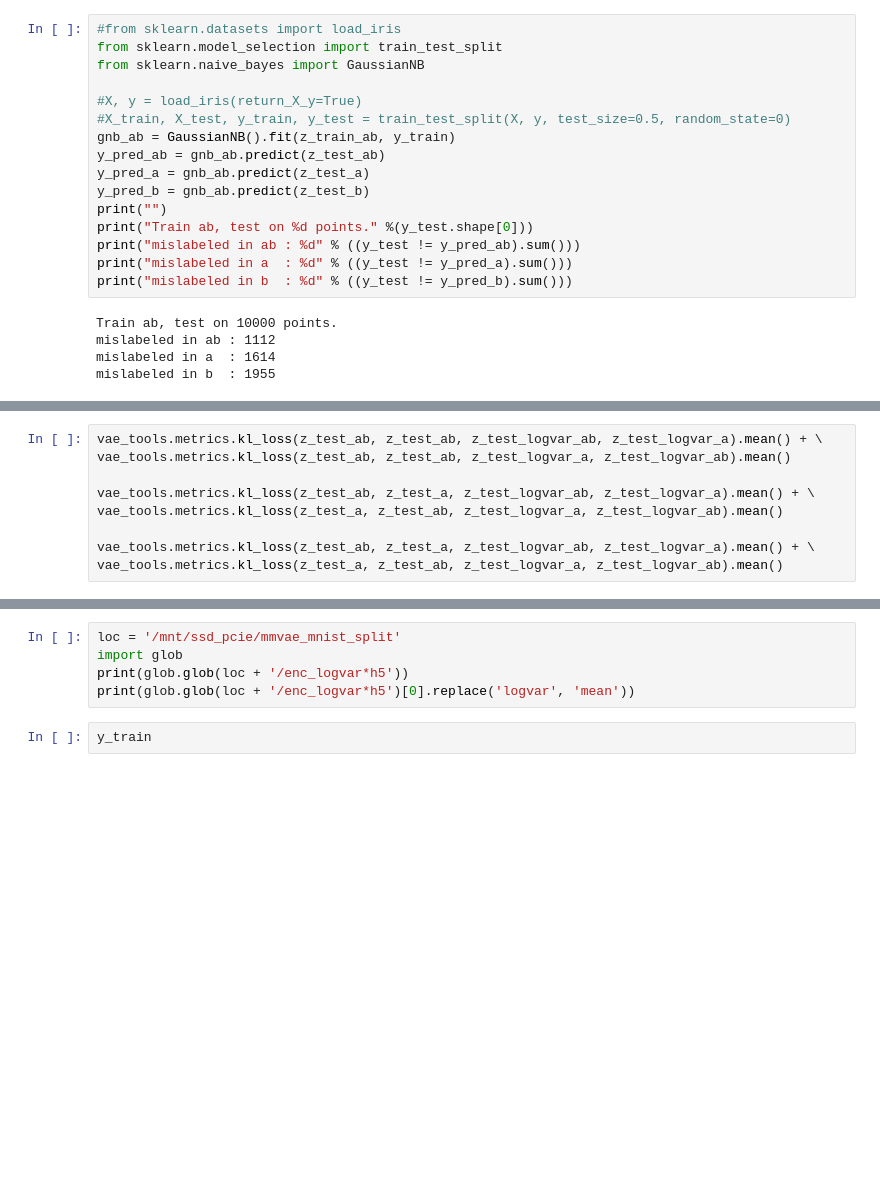
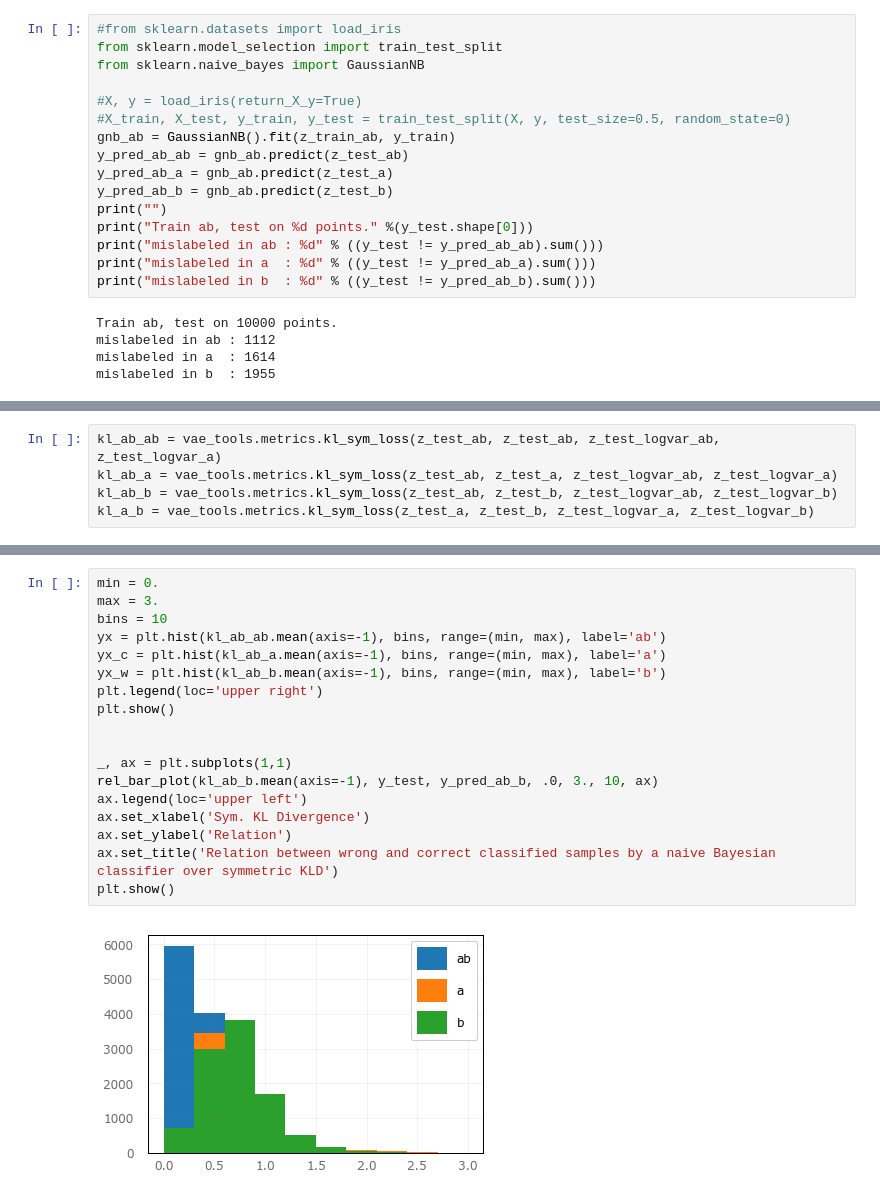
Before and after one commit to tik0/vae_tools, a Jupyter notebook: examples/mmvae_mnist_split/mmvae_mnist_split_eval.ipynb, the cells around one changed output, grey strips where cells are left out. Saved outputs shown, nothing was run; the diff lists cells and outputs as text; blank space fills up the shorter version.

```diff
--- a/examples/mmvae_mnist_split/mmvae_mnist_split_eval.ipynb
+++ b/examples/mmvae_mnist_split/mmvae_mnist_split_eval.ipynb
@@ -276,14 +156,14 @@ from sklearn.naive_bayes import GaussianNB
 #X, y = load_iris(return_X_y=True)
 #X_train, X_test, y_train, y_test = train_test_split(X, y, test_size=0.5, random_state=0)
 gnb_ab = GaussianNB().fit(z_train_ab, y_train)
-y_pred_ab = gnb_ab.predict(z_test_ab)
-y_pred_a = gnb_ab.predict(z_test_a)
-y_pred_b = gnb_ab.predict(z_test_b)
+y_pred_ab_ab = gnb_ab.predict(z_test_ab)
+y_pred_ab_a = gnb_ab.predict(z_test_a)
+y_pred_ab_b = gnb_ab.predict(z_test_b)
 print("")
 print("Train ab, test on %d points." %(y_test.shape[0]))
-print("mislabeled in ab : %d" % ((y_test != y_pred_ab).sum()))
-print("mislabeled in a  : %d" % ((y_test != y_pred_a).sum()))
-print("mislabeled in b  : %d" % ((y_test != y_pred_b).sum()))
+print("mislabeled in ab : %d" % ((y_test != y_pred_ab_ab).sum()))
+print("mislabeled in a  : %d" % ((y_test != y_pred_ab_a).sum()))
+print("mislabeled in b  : %d" % ((y_test != y_pred_ab_b).sum()))
 # %% [output]
 Train ab, test on 10000 points.
 mislabeled in ab : 1112
@@ -324,9 +240,5 @@ mislabeled in b  : 1955
 # %%
-vae_tools.metrics.kl_loss(z_test_ab, z_test_ab, z_test_logvar_ab, z_test_logvar_a).mean() + \
-vae_tools.metrics.kl_loss(z_test_ab, z_test_ab, z_test_logvar_a, z_test_logvar_ab).mean()
-
-vae_tools.metrics.kl_loss(z_test_ab, z_test_a, z_test_logvar_ab, z_test_logvar_a).mean() + \
-vae_tools.metrics.kl_loss(z_test_a, z_test_ab, z_test_logvar_a, z_test_logvar_ab).mean()
-
-vae_tools.metrics.kl_loss(z_test_ab, z_test_a, z_test_logvar_ab, z_test_logvar_a).mean() + \
-vae_tools.metrics.kl_loss(z_test_a, z_test_ab, z_test_logvar_a, z_test_logvar_ab).mean()
+kl_ab_ab = vae_tools.metrics.kl_sym_loss(z_test_ab, z_test_ab, z_test_logvar_ab, z_test_logvar_a)
+kl_ab_a = vae_tools.metrics.kl_sym_loss(z_test_ab, z_test_a, z_test_logvar_ab, z_test_logvar_a)
+kl_ab_b = vae_tools.metrics.kl_sym_loss(z_test_ab, z_test_b, z_test_logvar_ab, z_test_logvar_b)
+kl_a_b = vae_tools.metrics.kl_sym_loss(z_test_a, z_test_b, z_test_logvar_a, z_test_logvar_b)
@@ -511,7 +245,20 @@ KeyboardInterrupt:
-# %%
-loc = '/mnt/ssd_pcie/mmvae_mnist_split'
-import glob
-print(glob.glob(loc + '/enc_logvar*h5'))
-print(glob.glob(loc + '/enc_logvar*h5')[0].replace('logvar', 'mean'))
-# %%
-y_train
+# %%
+min = 0.
+max = 3.
+bins = 10
+yx = plt.hist(kl_ab_ab.mean(axis=-1), bins, range=(min, max), label='ab')
+yx_c = plt.hist(kl_ab_a.mean(axis=-1), bins, range=(min, max), label='a')
+yx_w = plt.hist(kl_ab_b.mean(axis=-1), bins, range=(min, max), label='b')
+plt.legend(loc='upper right')
+plt.show()
+
+
+_, ax = plt.subplots(1,1)
+rel_bar_plot(kl_ab_b.mean(axis=-1), y_test, y_pred_ab_b, .0, 3., 10, ax)
+ax.legend(loc='upper left')
+ax.set_xlabel('Sym. KL Divergence')
+ax.set_ylabel('Relation')
+ax.set_title('Relation between wrong and correct classified samples by a naive Bayesian classifier over symmetric KLD')
+plt.show()
+# %% [output]
+[figure, added]
```
Also changed, not shown: parts of 27 cells of this notebook.
